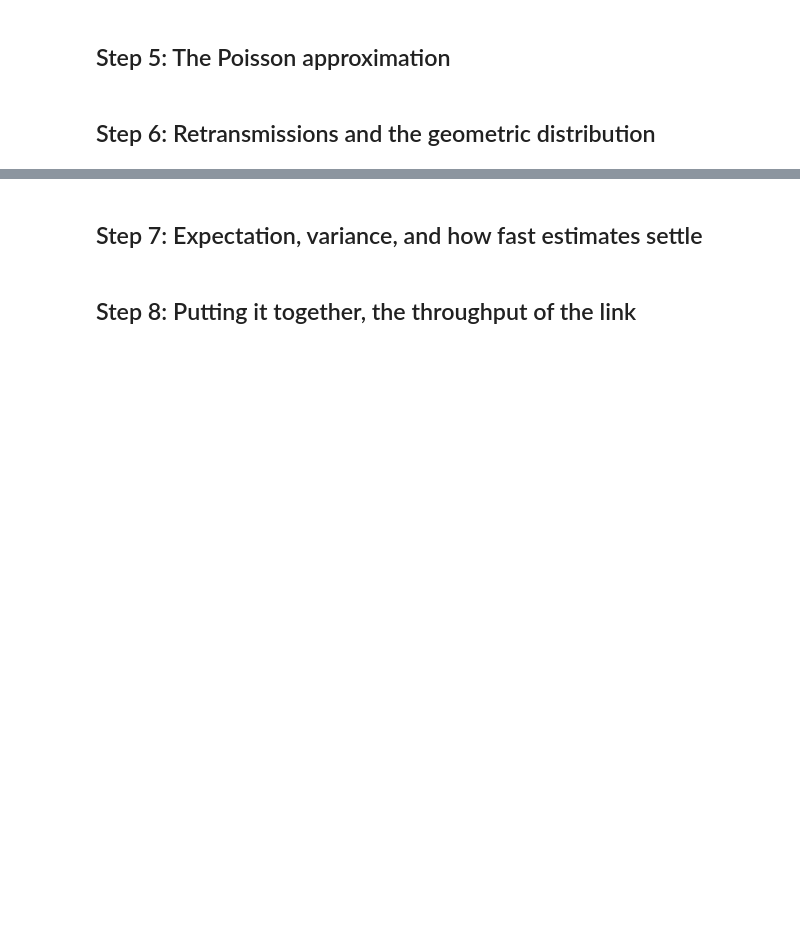
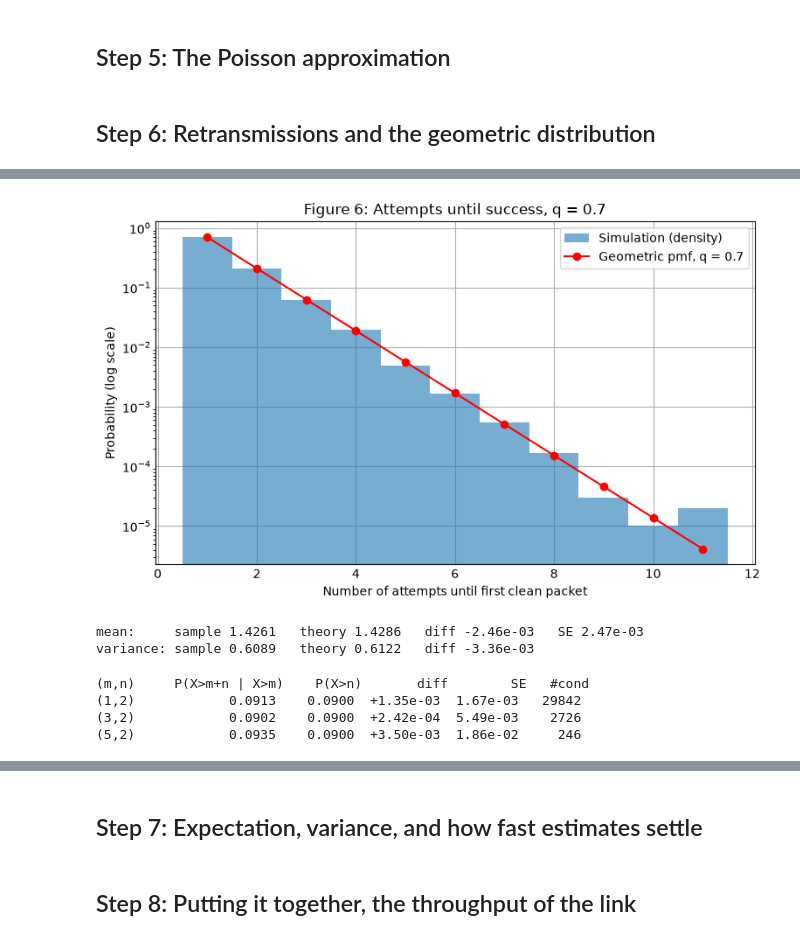
Before and after one commit to mariec-j/ECE3715-Stats-Repo, a Jupyter notebook: Mini-Project-1/mp1.ipynb, the cells around one changed output, grey strips where cells are left out. Drawn from its saved outputs; the diff is of its cells as text; code cells hidden in the pictures; blank space fills up the shorter version.

```diff
--- a/Mini-Project-1/mp1.ipynb
+++ b/Mini-Project-1/mp1.ipynb
@@ -436,0 +453,46 @@ While each sensor channel itself is independent, the data readings themselves ar
+# %%
+# Question 3: simulate 10^5 sequences with q=0.7 and plot Figure 6
+import matplotlib.pyplot as plt
+from scipy import stats
+
+q, n_seq = 0.7, 10 ** 5
+X = ml.attempts_until_clean(n_seq, q, rng_6)
+
+kmax = X.max()
+k = np.arange(1, kmax + 1)
+plt.figure(figsize = (7, 4))
+plt.hist(X, bins=np.arange(0.5, kmax + 1.5, 1), density=True, alpha=0.6, label="Simulation (density)")
+plt.plot(k, stats.geom.pmf(k, q), "ro-", label="Geometric pmf, q = 0.7")
+plt.yscale("log")
+plt.xlabel("Number of attempts until first clean packet")
+plt.ylabel("Probability (log scale)")
+plt.title("Figure 6: Attempts until success, q = 0.7")
+plt.legend()
+plt.show()
+# %% [output]
+[figure, added]
+# %%
+# Question 4: sample mean and variance vs the closed forms
+mean_th, var_th = 1 / q, (1 - q) / q**2
+mean_s, var_s = X.mean(), X.var(ddof=1)
+se_mean = X.std(ddof=1) / np.sqrt(n_seq)
+
+print(f"mean:     sample {mean_s:.4f}   theory {mean_th:.4f}   diff {mean_s - mean_th:+.2e}   SE {se_mean:.2e}")
+print(f"variance: sample {var_s:.4f}   theory {var_th:.4f}   diff {var_s - var_th:+.2e}")
+# %% [output]
+mean:     sample 1.4261   theory 1.4286   diff -2.46e-03   SE 2.47e-03
+variance: sample 0.6089   theory 0.6122   diff -3.36e-03
+# %%
+# Question 5: memoryless property
+print(f"{'(m,n)':8s} {'P(X>m+n | X>m)':>15s} {'P(X>n)':>9s} {'diff':>10s} {'SE':>9s} {'#cond':>7s}")
+for m, n in [(1, 2), (3, 2), (5, 2)]:
+    cond = X[X > m]
+    p_hat = np.mean(cond > m + n)
+    p_th = (1 - q) ** n
+    se = np.sqrt(p_hat * (1 - p_hat) / len(cond))
+    print(f"({m},{n})   {p_hat:15.4f} {p_th:9.4f} {p_hat - p_th:+10.2e} {se:9.2e} {len(cond):7d}")
+# %% [output]
+(m,n)     P(X>m+n | X>m)    P(X>n)       diff        SE   #cond
+(1,2)            0.0913    0.0900  +1.35e-03  1.67e-03   29842
+(3,2)            0.0902    0.0900  +2.42e-04  5.49e-03    2726
+(5,2)            0.0935    0.0900  +3.50e-03  1.86e-02     246
```
Also changed, not shown: parts of 4 cells of this notebook.
